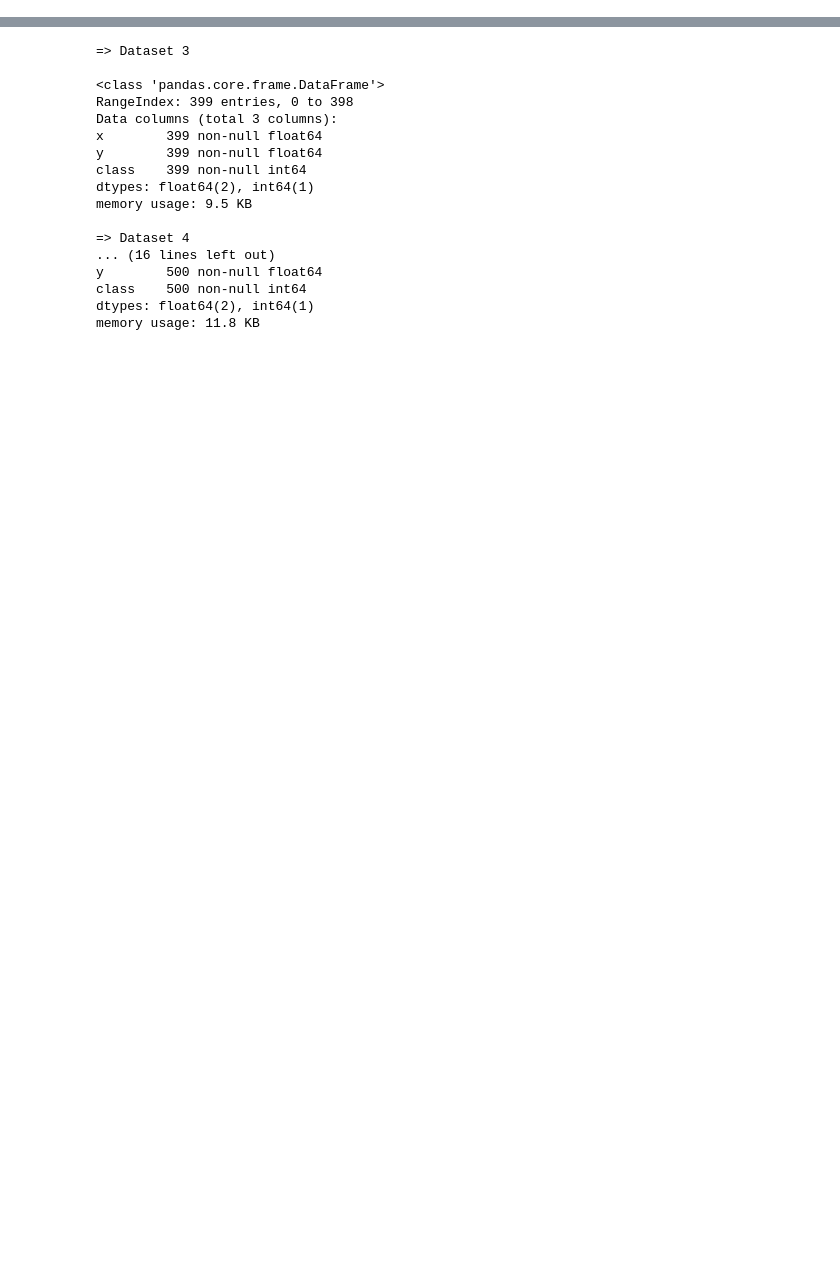
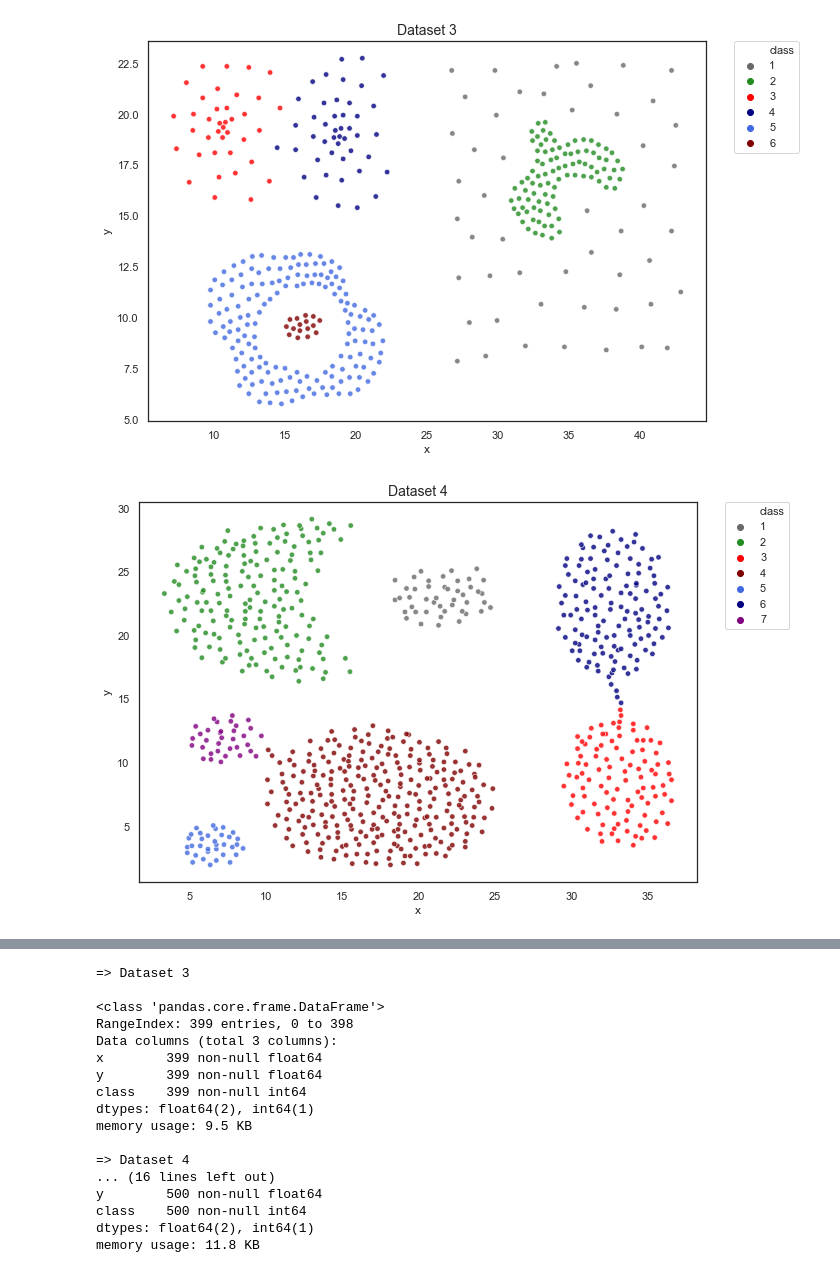
Before and after one commit to bharat-suri/CSE_5243, a Jupyter notebook: Lab-4/lab_4_senthilkumar_16_suri_40.ipynb, the cells around one changed output, grey strips where cells are left out. Cells and saved outputs as stored; diff of their text form; code cells hidden in the pictures; blank space fills up the shorter version.

```diff
--- a/Lab-4/lab_4_senthilkumar_16_suri_40.ipynb
+++ b/Lab-4/lab_4_senthilkumar_16_suri_40.ipynb
@@ -64,0 +31,44 @@ plot_scatter(dataset_5[['x', 'y']], dataset_5['class'], colors[2], title='Datase
+# %%
+# Original clusters
+
+fig = plt.figure(figsize=[10, 7])
+s = sns.scatterplot(data=dataset_3,
+                    x='x',
+                    y='y',
+                    hue='class',
+                    s=30, alpha=0.8,
+                    legend='full',
+                    palette=colors[0])
+l = plt.legend(bbox_to_anchor=(1.05, 1), loc=2, borderaxespad=0.)
+t = plt.title('Dataset 3', fontsize=14)
+plt.show()
+plt.close()
+
+fig = plt.figure(figsize=[10, 7])
+s = sns.scatterplot(data=dataset_4,
+                    x='x',
+                    y='y',
+                    hue='class',
+                    s=30, alpha=0.8,
+                    legend='full',
+                    palette=colors[1])
+l = plt.legend(bbox_to_anchor=(1.05, 1), loc=2, borderaxespad=0.)
+t = plt.title('Dataset 4', fontsize=14)
+plt.show()
+plt.close()
+
+fig = plt.figure(figsize=[10, 7])
+s = sns.scatterplot(data=dataset_5,
+                    x='x',
+                    y='y',
+                    hue='class',
+                    s=30, alpha=0.8,
+                    legend='full',
+                    palette=colors[2])
+l = plt.legend(bbox_to_anchor=(1.05, 1), loc=2, borderaxespad=0.)
+t = plt.title('Dataset 5', fontsize=14)
+plt.show()
+plt.close()
+# %% [output]
+[figure, added]
+[figure, added]
```
Also changed, not shown: parts of 9 cells of this notebook.
